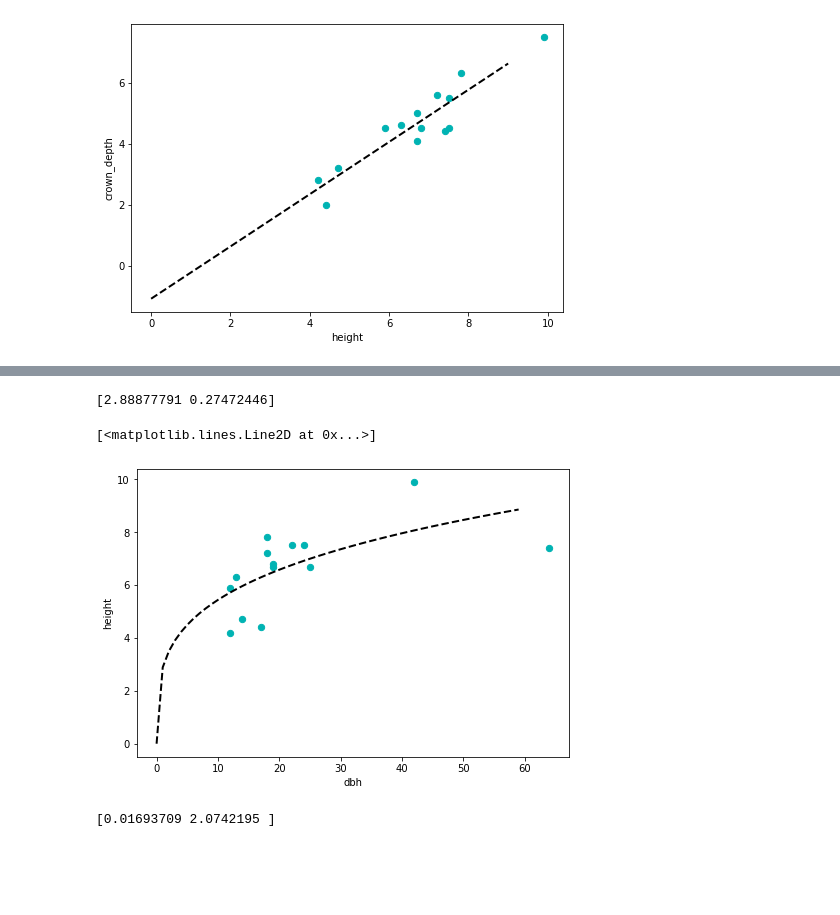
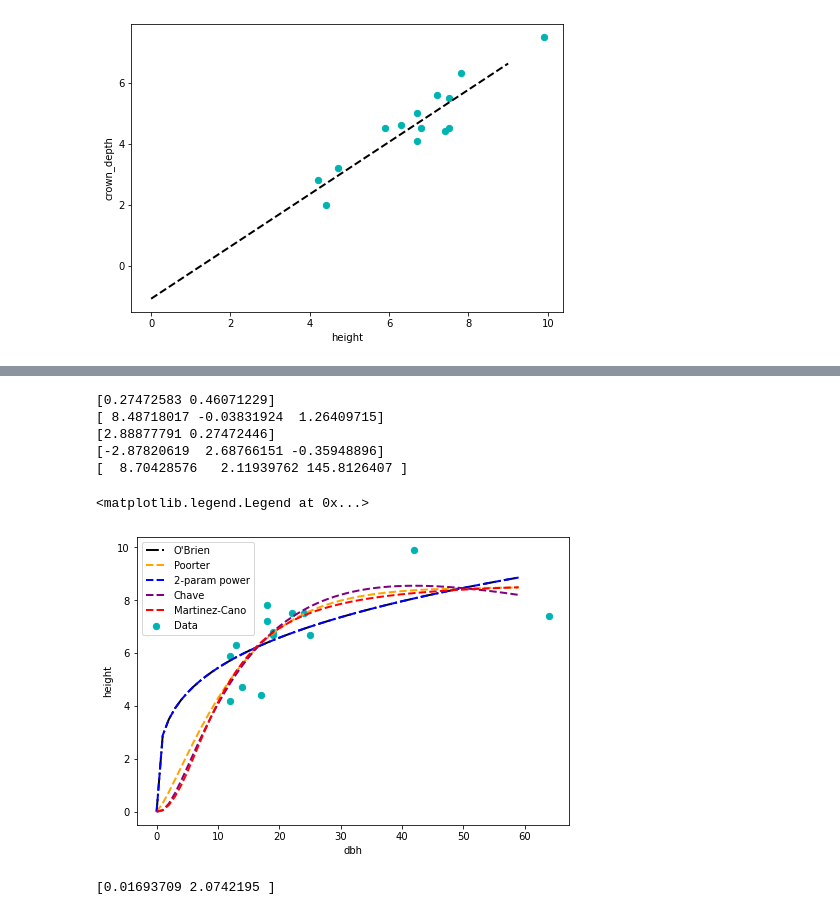
Before and after one commit to ckoven/fates_allometry, a Jupyter notebook: blue_oak_allometry.ipynb, the cells around one changed output, grey strips where cells are left out. Cells and saved outputs as stored; diff of their text form; code cells hidden in the pictures; blank space fills up the shorter version.

```diff
--- a/blue_oak_allometry.ipynb
+++ b/blue_oak_allometry.ipynb
@@ -11,7 +11,7 @@ nan = float("nan")
 Allometric functions that FATES currently uses.
 # %%
 def d2h_chave2014(d,p1,p2,p3):
-    h = np.exp( p1 + p2*np.log(dbh_maxh) + p3*np.log(dbh_maxh)**2.0)
+    h = np.exp( p1 + p2*np.log(d) + p3*np.log(d)**2.0)
     return(h)
 
 def d2h_poorter2006(d,p1,p2,p3):
@@ -88,16 +75,34 @@ ax.plot(np.arange(60), d2h_martcano(np.arange(60), *pars), linestyle='--', linew
-# %%
-pars, cov = curve_fit(f=d2h_2pwr, xdata=k_mck_data.dbh, ydata=k_mck_data.height)
-print(pars)
-fig = plt.figure()
-ax = fig.add_axes([0, 0, 1, 1])
-ax.set_xlabel('dbh')
-ax.set_ylabel('height')
-ax.scatter(k_mck_data.dbh, k_mck_data.height, s=40, color='#00b3b3', label='Data')
-ax.plot(np.arange(60), d2h_2pwr(np.arange(60), *pars), linestyle='--', linewidth=2, color='black')
-# %% [output]
-[2.88877791 0.27472446]
-[<matplotlib.lines.Line2D at 0x...>]
-[figure, removed]
+# %%
+pars_obrien, cov_obrien = curve_fit(f=d2h_obrien, xdata=k_mck_data.dbh, ydata=k_mck_data.height)
+print(pars_obrien)
+pars_poorter2006, cov_poorter2006 = curve_fit(f=d2h_poorter2006, xdata=k_mck_data.dbh, ydata=k_mck_data.height, p0=[10,-0.01,1])
+print(pars_poorter2006)
+pars_2pwr, cov_2pwr = curve_fit(f=d2h_2pwr, xdata=k_mck_data.dbh, ydata=k_mck_data.height)
+print(pars_2pwr)
+pars_chave2014, cov_chave2014 = curve_fit(f=d2h_chave2014, xdata=k_mck_data.dbh, ydata=k_mck_data.height)
+print(pars_chave2014)
+pars_martcano, cov_martcano = curve_fit(f=d2h_martcano, xdata=k_mck_data.dbh, ydata=k_mck_data.height, p0=[10,1,100])
+print(pars_martcano)
+fig = plt.figure()
+ax = fig.add_axes([0, 0, 1, 1])
+ax.set_xlabel('dbh')
+ax.set_ylabel('height')
+ax.scatter(k_mck_data.dbh, k_mck_data.height, s=40, color='#00b3b3', label='Data')
+ax.plot(np.arange(60), d2h_obrien(np.arange(60), *pars_obrien), linestyle='-.', linewidth=2, color='black', label="O'Brien")
+ax.plot(np.arange(60), d2h_poorter2006(np.arange(60), *pars_poorter2006), linestyle='--', linewidth=2, color='orange', label="Poorter")
+ax.plot(np.arange(60), d2h_2pwr(np.arange(60), *pars_2pwr), linestyle='--', linewidth=2, color='blue', label="2-param power")
+ax.plot(np.arange(60), d2h_chave2014(np.arange(60), *pars_chave2014), linestyle='--', linewidth=2, color='purple', label="Chave")
+
+ax.plot(np.arange(60), d2h_martcano(np.arange(60), *pars_martcano), linestyle='--', linewidth=2, color='red', label="Martinez-Cano")
+ax.legend()
+# %% [output]
+[0.27472583 0.46071229]
+[ 8.48718017 -0.03831924  1.26409715]
+[2.88877791 0.27472446]
+[-2.87820619  2.68766151 -0.35948896]
+[  8.70428576   2.11939762 145.8126407 ]
+<matplotlib.legend.Legend at 0x...>
+[figure, added]
 # %%
 k_mck_data_nobad = k_mck_data.drop(index=0)  ## one of these trees is very weird.
 
```
Also changed, not shown: parts of 1 cell of this notebook.
